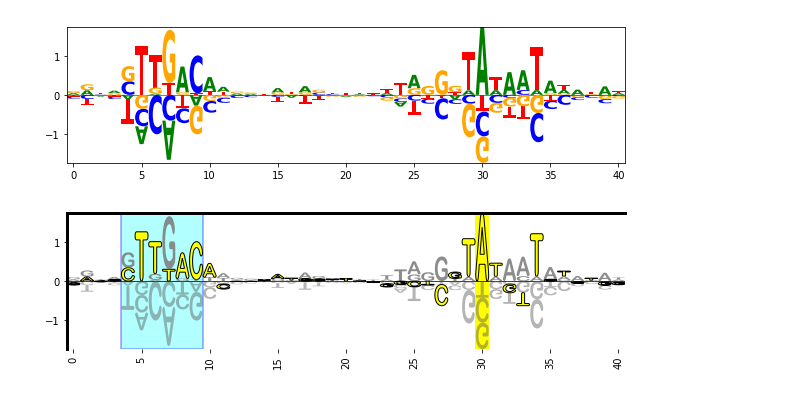
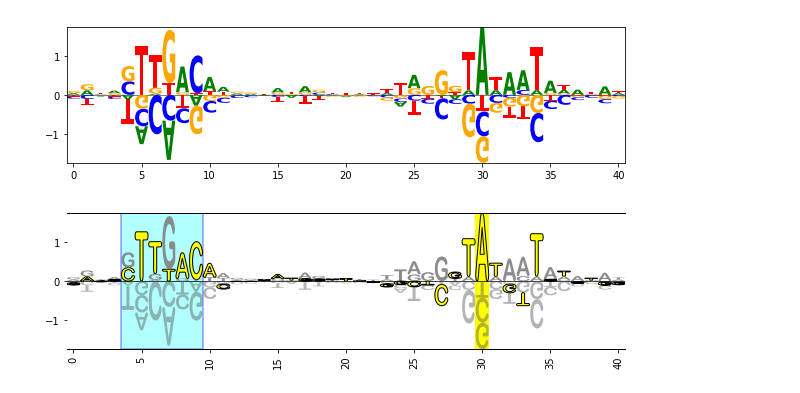
Before and after one commit to jbkinney/logomaker, a Jupyter notebook: jupyter_notebooks/19.03.12_validate.ipynb, the cells around one changed output. Saved outputs shown, nothing was run; the diff lists cells and outputs as text; code cells hidden in the pictures.

```diff
--- a/jupyter_notebooks/19.03.12_validate.ipynb
+++ b/jupyter_notebooks/19.03.12_validate.ipynb
@@ -55,36 +55,35 @@ logo.style_glyphs(alpha=.9,
 
 # Add below effects
 logo.style_glyphs_below(shade=.3, fade=.5,draw_now=False)
 
 # Modify a single glyph
 logo.style_single_glyph(p=30, c='A', color='dodgerblue')
 
 # Highlight wt sequence
 wt_seq = 'CAGGCTTTACACTTTATGCTTCCGGCTCGTATGTTGTGTGG'
 #wt_seq1 = 'CCGG'
 logo.style_glyphs_in_sequence(wt_seq,
                               edgewidth=1.0,
                               alpha=1.0,
                               color='yellow')
 
 # Draw a baseline
 logo.draw_baseline(linewidth=.5)
 
 # Style xticks
 logo.style_xticks(spacing=5, anchor=25, rotation=90, fmt='%d')
 
 # Style spines
 logo.style_spines(visible=False)
-#logo.style_spines(visible=True, spines=('top', 'bottom'), linewidth=1)
-logo.style_spines(visible=True, spines=['top','left'], linewidth=3)
+logo.style_spines(visible=True, spines=('top', 'bottom'), linewidth=1)
 
 # highlight position
 logo.highlight_position(30)
 
 # higlight positions
 logo.highlight_position_range(4,9, edgecolor='b', linewidth=2, color='cyan', alpha=.3)
 # %% [output]
-[figure, old version]
+[figure, new version]
 # %%
 import timeit
 
```
Also changed, not shown: parts of 2 cells of this notebook, 3 other files.
